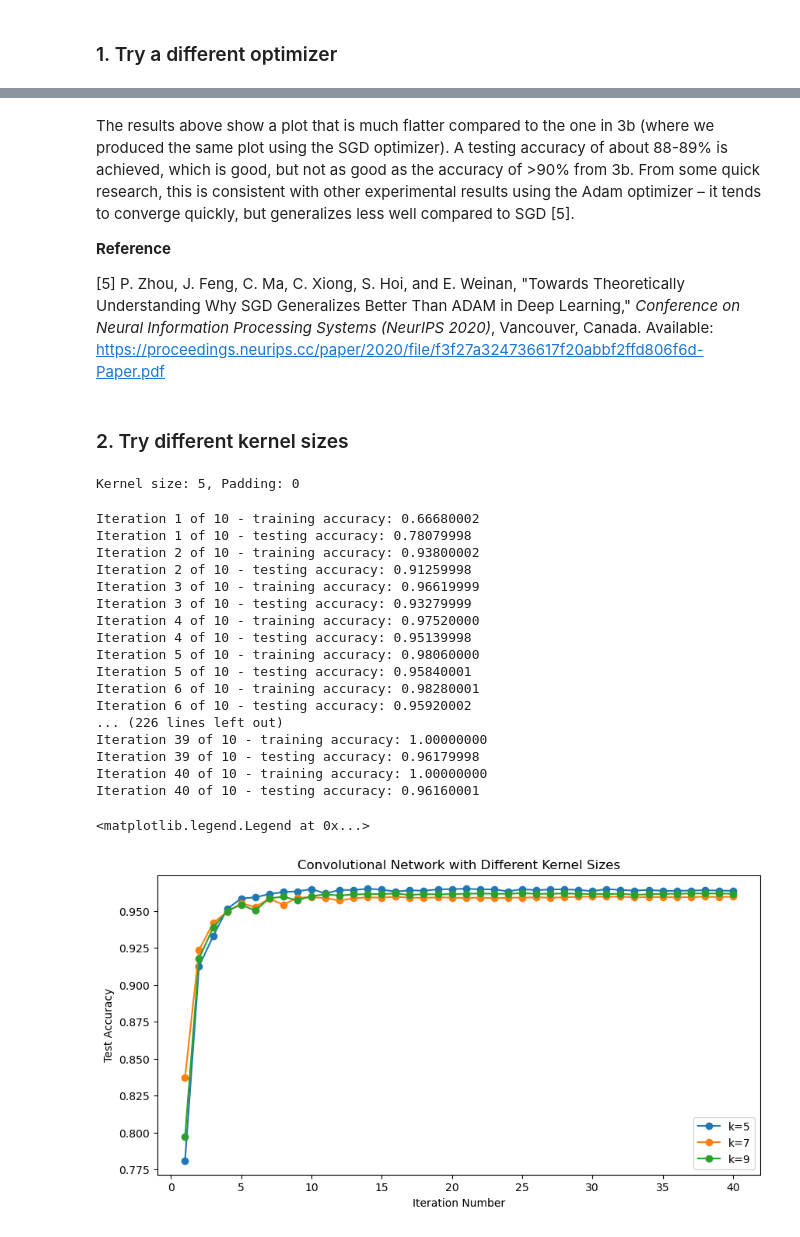
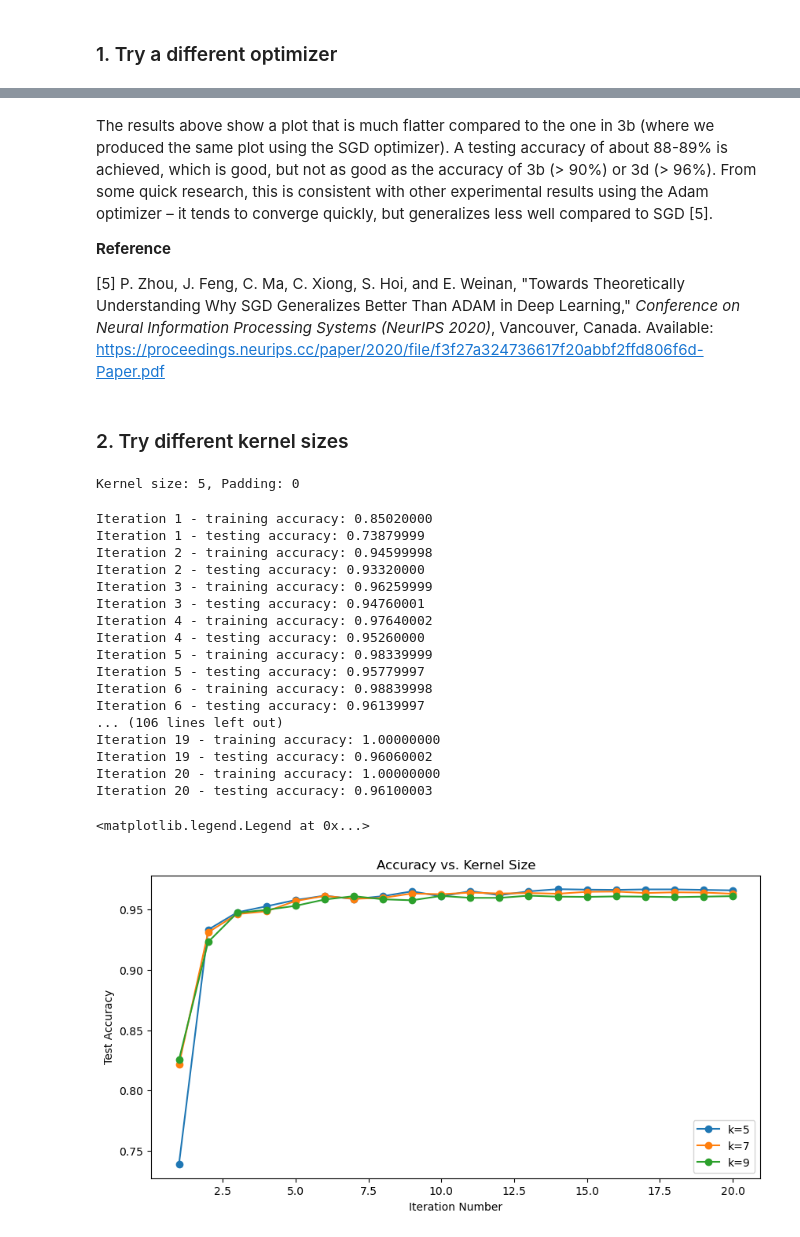
Before and after one commit to kateharvey/SYDE552, a Jupyter notebook: Assignments/20829173-syde552-assignment2.ipynb, the cells around one changed output, grey strips where cells are left out. Drawn from its saved outputs; the diff is of its cells as text; code cells hidden in the pictures.

```diff
--- a/Assignments/20829173-syde552-assignment2.ipynb
+++ b/Assignments/20829173-syde552-assignment2.ipynb
@@ -880,5 +945,5 @@ print(f"Max test accuracy: {max(test_adam)}")
 # %% [markdown]
-The results above show a plot that is much flatter compared to the one in 3b (where we produced the same plot using the SGD optimizer). A testing accuracy of about 88-89% is achieved, which is good, but not as good as the accuracy of >90% from 3b. From some quick research, this is consistent with other experimental results using the Adam optimizer – it tends to converge quickly, but generalizes less well compared to SGD [5].
+The results above show a plot that is much flatter compared to the one in 3b (where we produced the same plot using the SGD optimizer). A testing accuracy of about 88-89% is achieved, which is good, but not as good as the accuracy of 3b (> 90%) or 3d (> 96%). From some quick research, this is consistent with other experimental results using the Adam optimizer – it tends to converge quickly, but generalizes less well compared to SGD [5].
 
 **Reference**
 
@@ -906,8 +971,8 @@ class ConvNet2(nn.Module):
 # train for 40 iterations, plot train and test accuracy over time:
 kernel_sizes = [5, 7, 9]
 padding = [0, 1, 2]
-train = np.zeros((3, 40))
-test = np.zeros((3, 40))
+train = np.zeros((3, 20))
+test = np.zeros((3, 20))
 
 for k in range(len(kernel_sizes)):
     print(f'Kernel size: {kernel_sizes[k]}, Padding: {padding[k]}')
@@ -915,42 +980,42 @@ for k in range(len(kernel_sizes)):
     temp_test = []
     network = ConvNet2(k=kernel_sizes[k], p=padding[k])
     optimizer = torch.optim.SGD(network.parameters(), lr=LR, momentum=MOMENTUM)
-    for i in range(40):
+    for i in range(20):
         continue_training(temp_train, temp_test)
 
     train[k] += np.array(temp_train)
     test[k] += np.array(temp_test)
 # %% [output]
 Kernel size: 5, Padding: 0
-Iteration 1 of 10 - training accuracy: 0.66680002
-Iteration 1 of 10 - testing accuracy: 0.78079998
-Iteration 2 of 10 - training accuracy: 0.93800002
-Iteration 2 of 10 - testing accuracy: 0.91259998
-Iteration 3 of 10 - training accuracy: 0.96619999
-Iteration 3 of 10 - testing accuracy: 0.93279999
-Iteration 4 of 10 - training accuracy: 0.97520000
-Iteration 4 of 10 - testing accuracy: 0.95139998
-Iteration 5 of 10 - training accuracy: 0.98060000
-Iteration 5 of 10 - testing accuracy: 0.95840001
-Iteration 6 of 10 - training accuracy: 0.98280001
-Iteration 6 of 10 - testing accuracy: 0.95920002
-... (226 lines left out)
-Iteration 39 of 10 - training accuracy: 1.00000000
-Iteration 39 of 10 - testing accuracy: 0.96179998
-Iteration 40 of 10 - training accuracy: 1.00000000
-Iteration 40 of 10 - testing accuracy: 0.96160001
+Iteration 1 - training accuracy: 0.85020000
+Iteration 1 - testing accuracy: 0.73879999
+Iteration 2 - training accuracy: 0.94599998
+Iteration 2 - testing accuracy: 0.93320000
+Iteration 3 - training accuracy: 0.96259999
+Iteration 3 - testing accuracy: 0.94760001
+Iteration 4 - training accuracy: 0.97640002
+Iteration 4 - testing accuracy: 0.95260000
+Iteration 5 - training accuracy: 0.98339999
+Iteration 5 - testing accuracy: 0.95779997
+Iteration 6 - training accuracy: 0.98839998
+Iteration 6 - testing accuracy: 0.96139997
+... (106 lines left out)
+Iteration 19 - training accuracy: 1.00000000
+Iteration 19 - testing accuracy: 0.96060002
+Iteration 20 - training accuracy: 1.00000000
+Iteration 20 - testing accuracy: 0.96100003
 # %%
 # plot train and test accuracy vs. iteration:
 fig, ax = plt.subplots(figsize=(10,5))
-iteration = np.linspace(1, 10, 10)
+iteration = np.linspace(1, 20, 20)
 ax.plot(iteration, test[0], 'o-', label='k=5')
 ax.plot(iteration, test[1], 'o-', label='k=7')
 ax.plot(iteration, test[2], 'o-', label='k=9')
 ax.set_title('Accuracy vs. Kernel Size')
 ax.set_xlabel('Iteration Number')
 ax.set_ylabel('Test Accuracy')
 ax.legend()
 # %% [output]
 <matplotlib.legend.Legend at 0x...>
-[figure, old version]
+[figure, new version]
 # %% [markdown]
```
Also changed, not shown: parts of 19 cells of this notebook.
